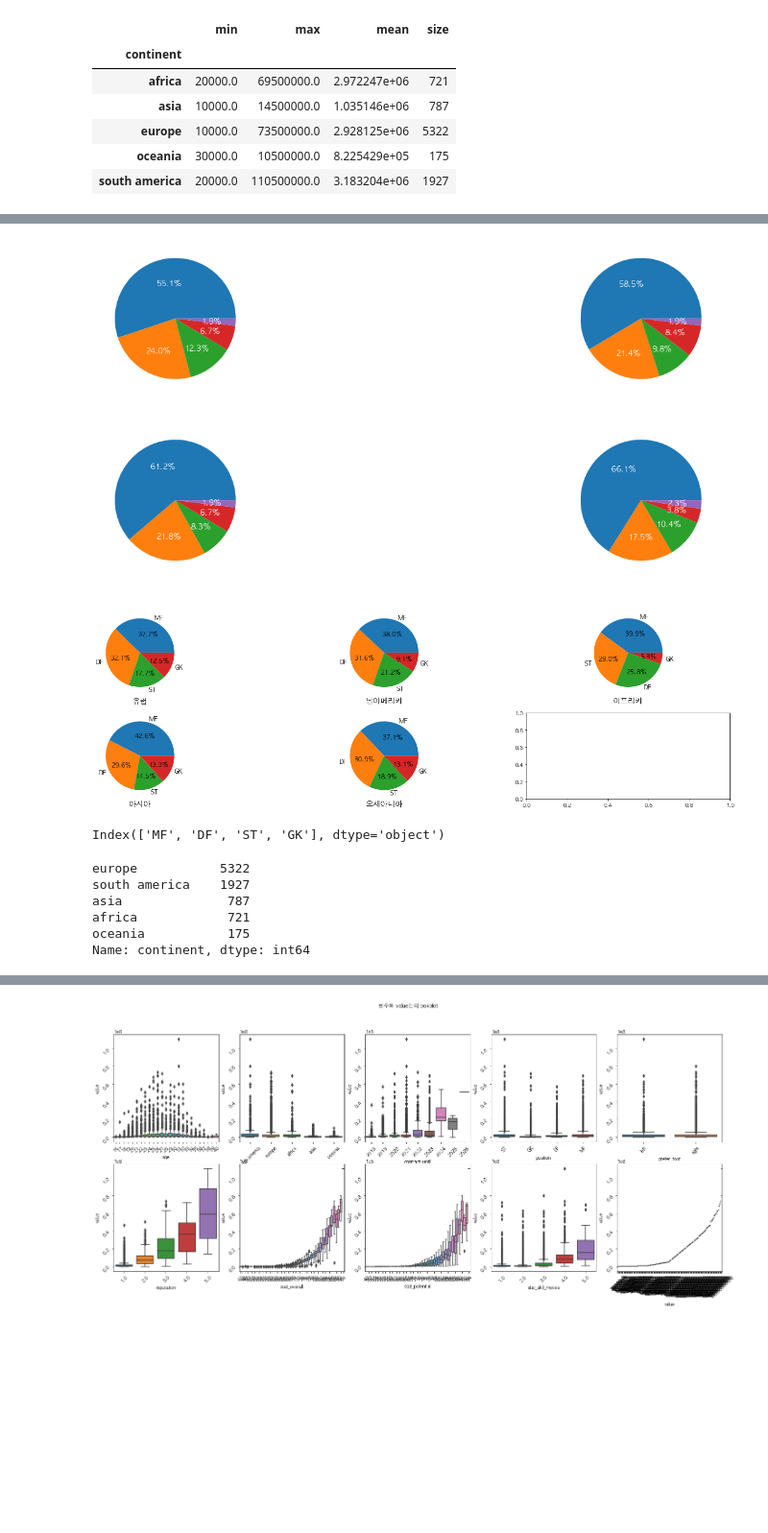
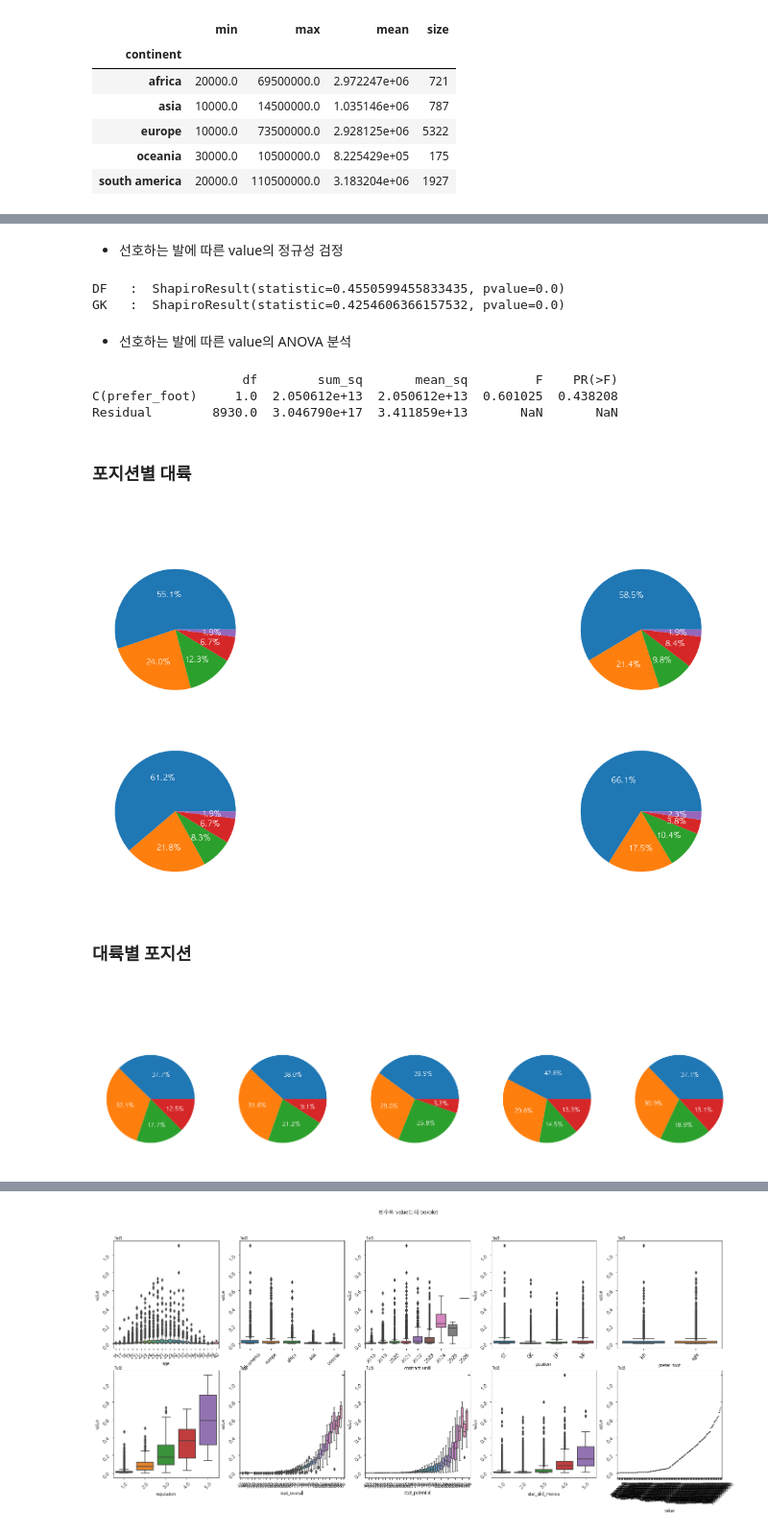
Before and after one commit to lee-jong-gu/DACON-fifa-value, a Jupyter notebook: eda practice.ipynb, the cells around one changed output, grey strips where cells are left out. Shown at 96% size. Saved outputs shown, nothing was run; the diff lists cells and outputs as text; code cells hidden in the pictures; blank space fills up the shorter version.

```diff
--- a/eda practice.ipynb
+++ b/eda practice.ipynb
@@ -446,64 +606,78 @@ Name: continent, dtype: float64
+# %% [markdown]
+* 선호하는 발에 따른 value의 정규성 검정
+# %%
+right_normality = stats.shapiro(train.loc[train.prefer_foot == "right", "value"])
+left_normality = stats.shapiro(train.loc[train.prefer_foot == "left", "value"])
+print("DF   : ",right_normality)
+print("GK   : ",left_normality)
+# %% [output]
+DF   :  ShapiroResult(statistic=0.4550599455833435, pvalue=0.0)
+GK   :  ShapiroResult(statistic=0.4254606366157532, pvalue=0.0)
+# %% [markdown]
+* 선호하는 발에 따른 value의 ANOVA 분석
+# %%
+# 선호하는 발에 따른 value, ANOVA
+model = ols('value ~ C(prefer_foot)', train).fit()
+print(anova_lm(model))
+# 평균의 차이가 없다
+# %% [output]
+                    df        sum_sq       mean_sq         F    PR(>F)
+C(prefer_foot)     1.0  2.050612e+13  2.050612e+13  0.601025  0.438208
+Residual        8930.0  3.046790e+17  3.411859e+13       NaN       NaN
+# %% [markdown]
+### 포지션별 대륙
 # %%
 fig, ax = plt.subplots(2,2, figsize=(25,10))
 ax = ax.flatten()
 labels = ['europe','south america','africa', 'asia', 'oceania']
 ax[0].pie(train[train['position']=='ST']['continent'].value_counts() / len(train[train['position']=='ST']),
        labels=(train[train['position']=='ST']['continent'].value_counts() / len(train[train['position']=='ST'])).index,autopct='%.1f%%',textprops={'size':12,'color':'white'})
 ax[0].set_xlabel('ST continent',fontsize=15,color='white')
 
 ax[1].pie(train[train['position']=='MF']['continent'].value_counts() / len(train[train['position']=='MF']),
        labels=(train[train['position']=='MF']['continent'].value_counts() / len(train[train['position']=='MF'])).index,autopct='%.1f%%',textprops={'size':12,'color':'white'})
 ax[1].set_xlabel('MF continent',fontsize=15,color='white')
 
 ax[2].pie(train[train['position']=='DF']['continent'].value_counts() / len(train[train['position']=='DF']),
        labels=(train[train['position']=='DF']['continent'].value_counts() / len(train[train['position']=='DF'])).index,autopct='%.1f%%',textprops={'size':12,'color':'white'},normalize=False)
 ax[2].set_xlabel('DF continent',fontsize=15,color='white')
 
 ax[3].pie(train[train['position']=='GK']['continent'].value_counts() / len(train[train['position']=='GK']),
        labels=(train[train['position']=='GK']['continent'].value_counts() / len(train[train['position']=='GK'])).index,autopct='%.1f%%',textprops={'size':12,'color':'white'},normalize=False)
 ax[3].set_xlabel('GK continent',fontsize=15,color='white')
+plt.suptitle('포지션별 대륙 비율',fontsize=20,color='white')
 plt.show()
 # %% [output]
-[figure, old version]
+[figure, new version]
+# %% [markdown]
+### 대륙별 포지션
 # %%
-fig, ax = plt.subplots(2,3, figsize=(25,7))
+fig, ax = plt.subplots(1,5, figsize=(25,7))
 ax = ax.flatten()
 
 ax[0].pie(train[train['continent']=='europe']['position'].value_counts() / len(train[train['continent']=='europe']),
-       labels=(train[train['continent']=='europe']['position'].value_counts() / len(train[train['continent']=='europe'])).index,autopct='%.1f%%',textprops={'size':12},normalize=False)
-ax[0].set_xlabel('유럽',fontsize=15)
+       labels=(train[train['continent']=='europe']['position'].value_counts() / len(train[train['continent']=='europe'])).index,autopct='%.1f%%',textprops={'size':12,'color':'white'},normalize=False)
+ax[0].set_xlabel('europe',fontsize=15,color='white')
 
 ax[1].pie(train[train['continent']=='south america']['position'].value_counts() / len(train[train['continent']=='south america']),
-       labels=(train[train['continent']=='south america']['position'].value_counts() / len(train[train['continent']=='south america'])).index,autopct='%.1f%%',textprops={'size':12})
-ax[1].set_xlabel('남아메리카',fontsize=15)
+       labels=(train[train['continent']=='south america']['position'].value_counts() / len(train[train['continent']=='south america'])).index,autopct='%.1f%%',textprops={'size':12,'color':'white'})
+ax[1].set_xlabel('south america',fontsize=15,color='white')
 
 ax[2].pie(train[train['continent']=='africa']['position'].value_counts() / len(train[train['continent']=='africa']),
-       labels=(train[train['continent']=='africa']['position'].value_counts() / len(train[train['continent']=='africa'])).index,autopct='%.1f%%',textprops={'size':12})
-ax[2].set_xlabel('아프리카',fontsize=15)
+       labels=(train[train['continent']=='africa']['position'].value_counts() / len(train[train['continent']=='africa'])).index,autopct='%.1f%%',textprops={'size':12,'color':'white'})
+ax[2].set_xlabel('africa',fontsize=15,color='white')
 
 ax[3].pie(train[train['continent']=='asia']['position'].value_counts() / len(train[train['continent']=='asia']),
-       labels=(train[train['continent']=='asia']['position'].value_counts() / len(train[train['continent']=='asia'])).index,autopct='%.1f%%',textprops={'size':12})
-ax[3].set_xlabel('아시아',fontsize=15)
+       labels=(train[train['continent']=='asia']['position'].value_counts() / len(train[train['continent']=='asia'])).index,autopct='%.1f%%',textprops={'size':12,'color':'white'})
+ax[3].set_xlabel('asia',fontsize=15,color='white')
 
 ax[4].pie(train[train['continent']=='oceania']['position'].value_counts() / len(train[train['continent']=='oceania']),
-       labels=(train[train['continent']=='oceania']['position'].value_counts() / len(train[train['continent']=='oceania'])).index,autopct='%.1f%%',textprops={'size':12})
-ax[4].set_xlabel('오세아니아',fontsize=15)
+       labels=(train[train['continent']=='oceania']['position'].value_counts() / len(train[train['continent']=='oceania'])).index,autopct='%.1f%%',textprops={'size':12,'color':'white'})
+ax[4].set_xlabel('oceania',fontsize=15,color='white')
+plt.suptitle('대륙별 포지션 비율',fontsize=20,color='white')
 plt.show()
 # %% [output]
-[figure, old version]
+[figure, new version]
-# %%
-(train[train['continent']=='europe']['position'].value_counts() / len(train[train['continent']=='europe'])).index
-# %% [output]
-Index(['MF', 'DF', 'ST', 'GK'], dtype='object')
-# %%
-train['continent'].value_counts()
-# %% [output]
-europe           5322
-south america    1927
-asia              787
-africa            721
-oceania           175
-Name: continent, dtype: int64
 # %%
 # 대륙별 최고 몸값
 
```
Also changed, not shown: parts of 52 cells of this notebook.
